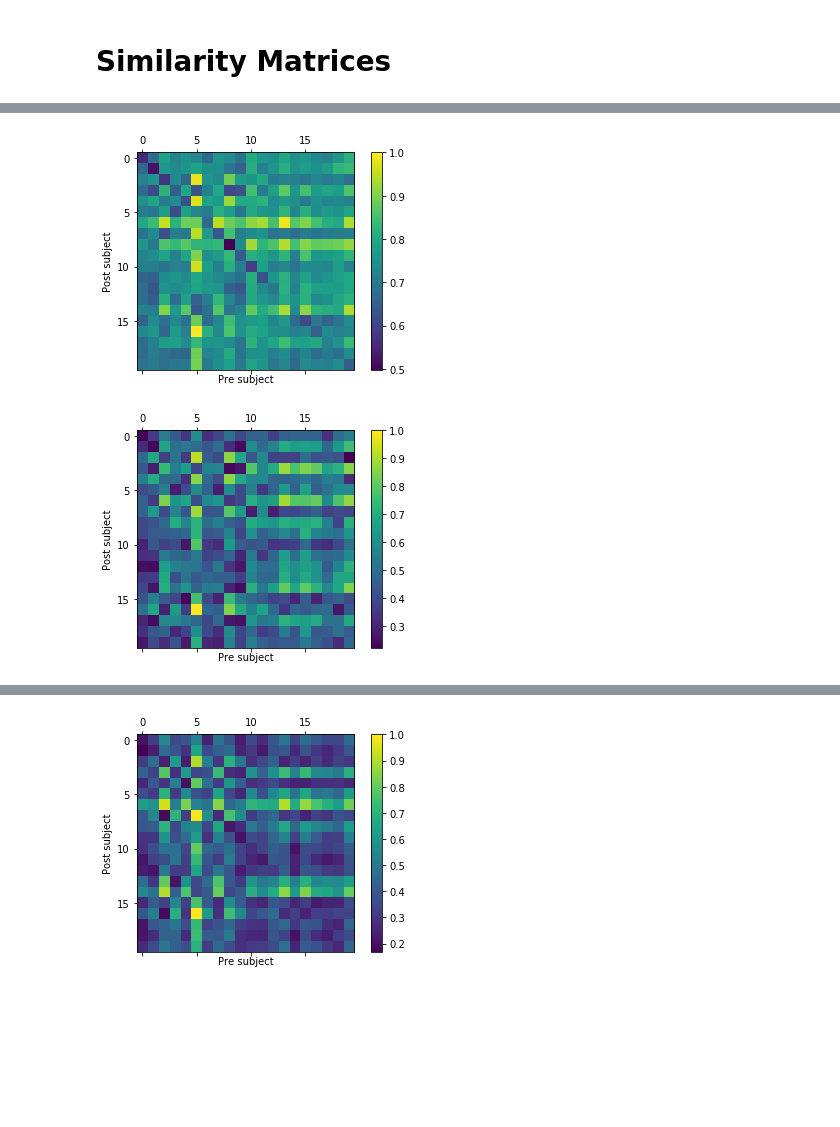
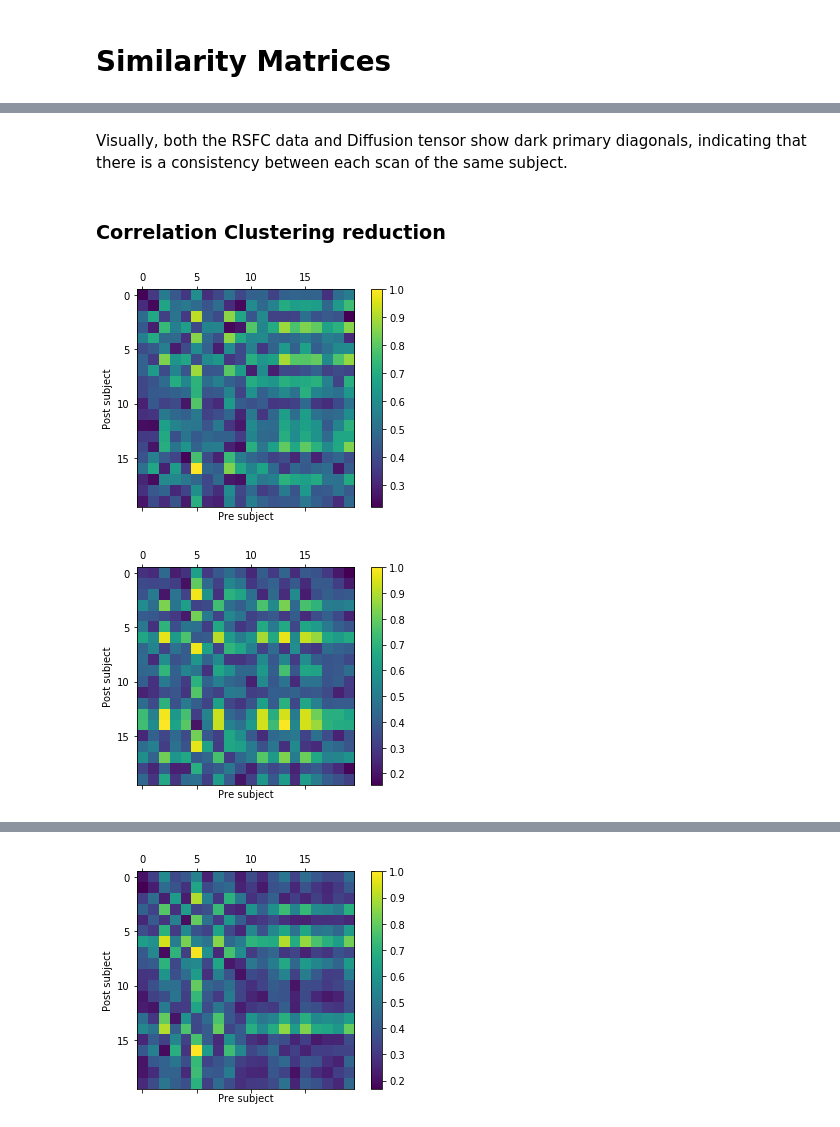
Before and after one commit to HALtheWise/Neurotech-project-1, a Jupyter notebook: report.ipynb, the cells around one changed output, grey strips where cells are left out. Saved outputs shown, nothing was run; the diff lists cells and outputs as text; code cells hidden in the pictures; blank space fills up the shorter version.

```diff
--- a/report.ipynb
+++ b/report.ipynb
@@ -65,8 +79,12 @@ We evaluate how "similar" subjects are, pre- to post- training, by means of corr
+# %% [markdown]
+Visually, both the RSFC data and Diffusion tensor show dark primary diagonals, indicating that there is a consistency between each scan of the same subject.
+# %% [markdown]
+### Correlation Clustering reduction
 # %%
-fig = plotSimilarityMatrix(subjects, nullRSreducer)
+fig = plotSimilarityMatrix(subjects, clusteringRSreducer) # RSFC data
 # %% [output]
-[figure, old version]
+[figure, new version]
 # %%
-fig = plotSimilarityMatrix(subjects, clusteringRSreducer)
+fig = plotSimilarityMatrix(subjects, clusteringFSreducer) # Diffusion Tensor data
 # %% [output]
-[figure, old version]
+[figure, new version]
```
Also changed, not shown: parts of 21 cells of this notebook, 8 other files.
